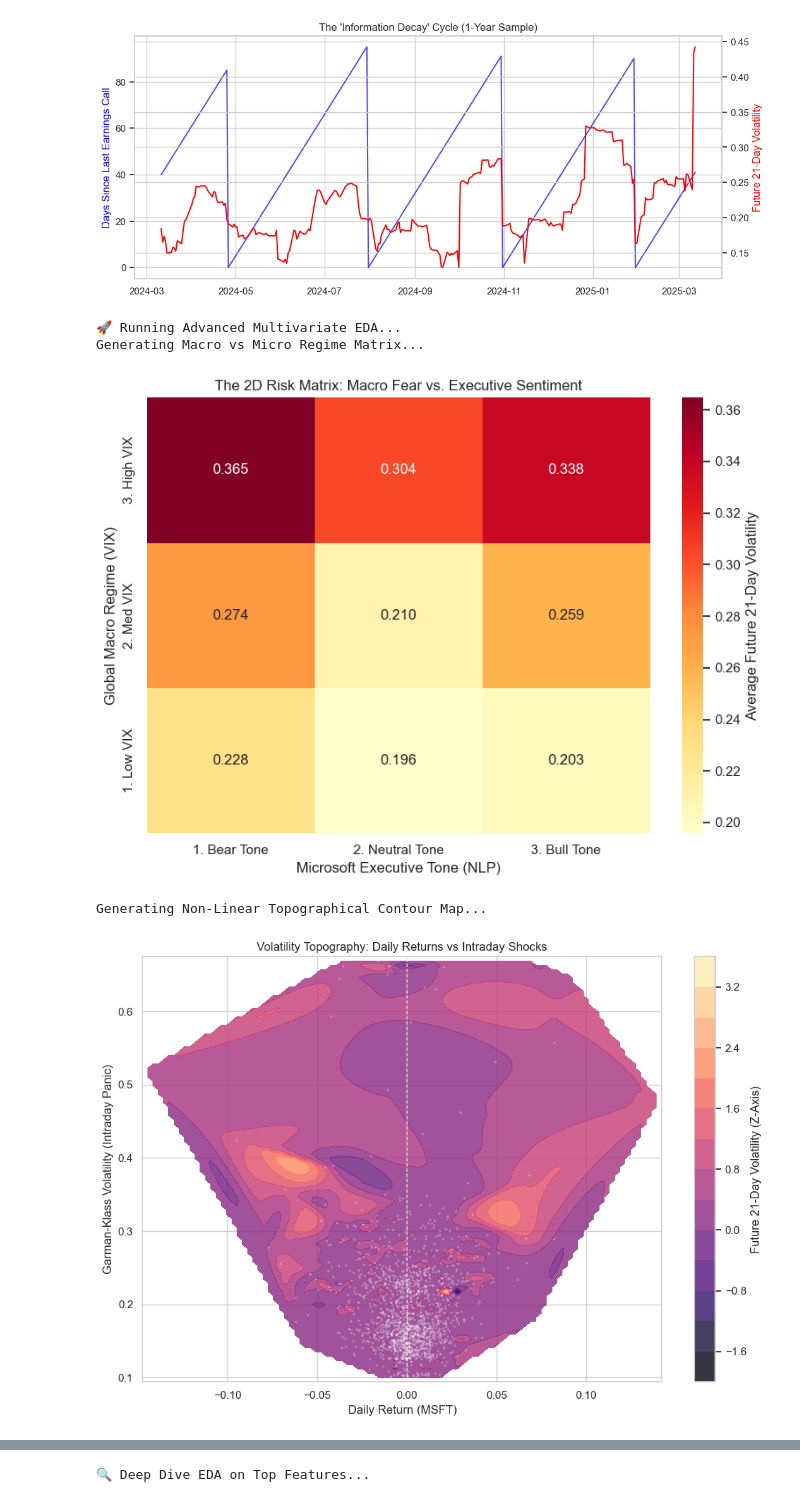
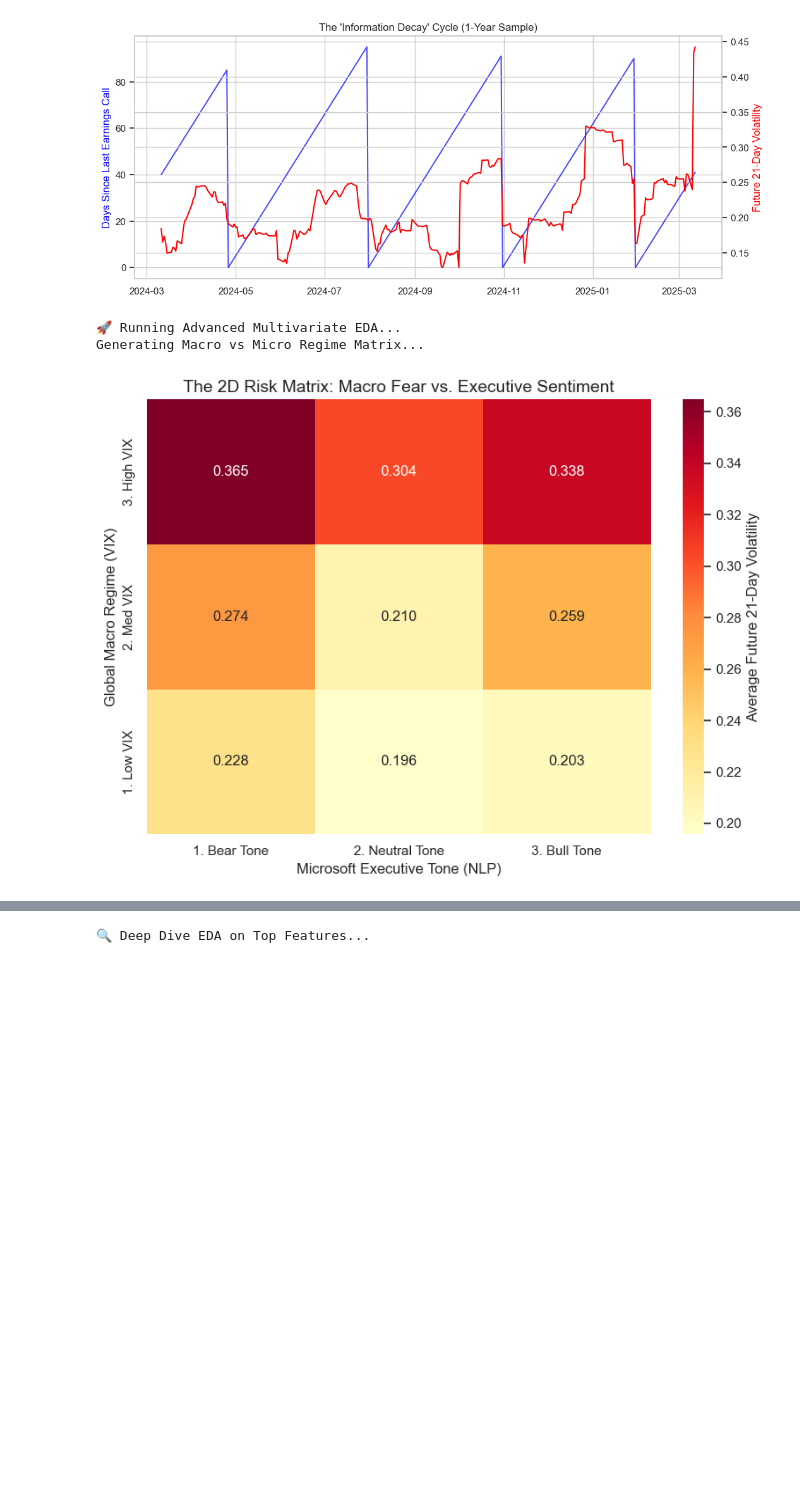
Before and after one commit to alaymajmudar97/Otpp_Analysis, a Jupyter notebook: eda_modeling.ipynb, the cells around one changed output, grey strips where cells are left out. Cells and saved outputs as stored; diff of their text form; code cells hidden in the pictures; blank space fills up the shorter version.

```diff
--- a/eda_modeling.ipynb
+++ b/eda_modeling.ipynb
@@ -176,66 +176,31 @@ print("🚀 Running Advanced Multivariate EDA...")
 print("Generating Macro vs Micro Regime Matrix...")
 
 # 1. Create 33rd and 66th percentile bins (Low, Medium, High)
 train_df['macro_vix_regime'] = pd.qcut(train_df['vix_level'], q=3, labels=['1. Low VIX', '2. Med VIX', '3. High VIX'])
 train_df['micro_sent_regime'] = pd.qcut(train_df['prepped_sentiment'].rank(method='first'), q=3, labels=['1. Bear Tone', '2. Neutral Tone', '3. Bull Tone'])
 
 # 2. Build the Pivot Table (Calculate average target volatility for each intersection)
 regime_matrix = pd.pivot_table(
     train_df,
     values='target_vol_21d',
     index='macro_vix_regime',
     columns='micro_sent_regime',
     aggfunc=np.mean
 )
 
 # 3. Plot the Heatmap
 plt.figure(figsize=(8, 6))
 sns.heatmap(regime_matrix, annot=True, fmt=".3f", cmap="YlOrRd", cbar_kws={'label': 'Average Future 21-Day Volatility'})
 plt.title("The 2D Risk Matrix: Macro Fear vs. Executive Sentiment")
 plt.xlabel("Microsoft Executive Tone (NLP)")
 plt.ylabel("Global Macro Regime (VIX)")
 plt.gca().invert_yaxis() # Put High VIX at the top for intuitive reading
 plt.tight_layout()
 plt.show()
 
 # Cleanup
 train_df.drop(columns=['macro_vix_regime', 'micro_sent_regime'], inplace=True)
-
-# ==========================================
-# TECHNIQUE 2: THE VOLATILITY CONTOUR MAP
-# ==========================================
-print("\nGenerating Non-Linear Topographical Contour Map...")
-
-# 1. Define X, Y, and Z
-x = train_df['msft_return'].values
-y = train_df['vol_garman_klass'].values
-z = train_df['target_vol_21d'].values
-
-# 2. Create a standardized grid
-xi = np.linspace(x.min(), x.max(), 100)
-yi = np.linspace(y.min(), y.max(), 100)
-xi, yi = np.meshgrid(xi, yi)
-
-# 3. Interpolate Z values onto the grid using cubic interpolation
-zi = griddata((x, y), z, (xi, yi), method='cubic')
-
-# 4. Plot the Contour Surface
-plt.figure(figsize=(10, 7))
-contour = plt.contourf(xi, yi, zi, levels=15, cmap='magma', alpha=0.8)
-plt.colorbar(contour, label='Future 21-Day Volatility (Z-Axis)')
-
-# Overlay the actual scatter points faintly to show where the data lives
-plt.scatter(x, y, c='white', s=5, alpha=0.3, edgecolors='none')
-
-plt.axvline(0, color='white', linestyle='--', linewidth=1)
-plt.title("Volatility Topography: Daily Returns vs Intraday Shocks")
-plt.xlabel("Daily Return (MSFT)")
-plt.ylabel("Garman-Klass Volatility (Intraday Panic)")
-plt.tight_layout()
-plt.show()
 # %% [output]
 🚀 Running Advanced Multivariate EDA...
 Generating Macro vs Micro Regime Matrix...
-[figure, old version]
+[figure, new version]
-Generating Non-Linear Topographical Contour Map...
-[figure, removed]
```
Also changed, not shown: parts of 5 cells of this notebook, 16 other files.
